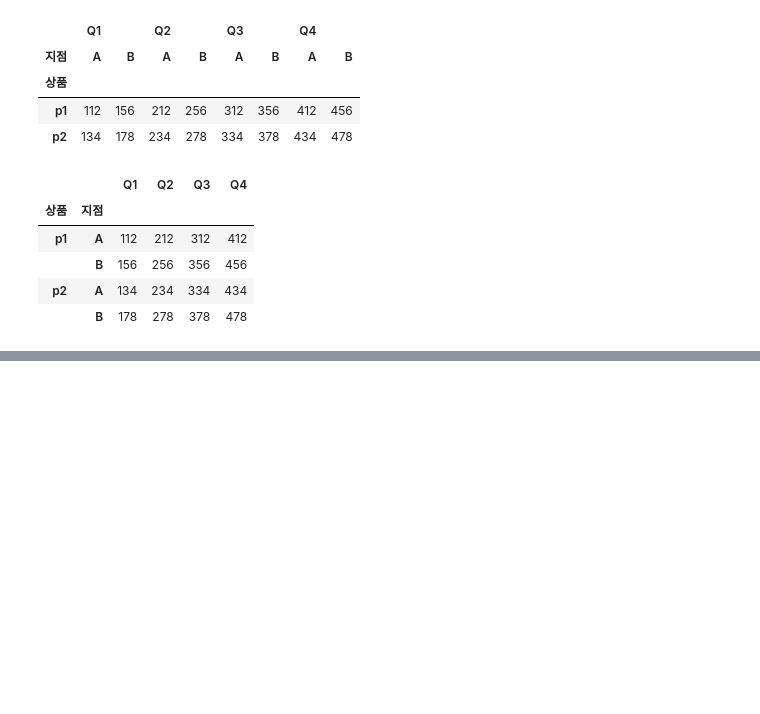
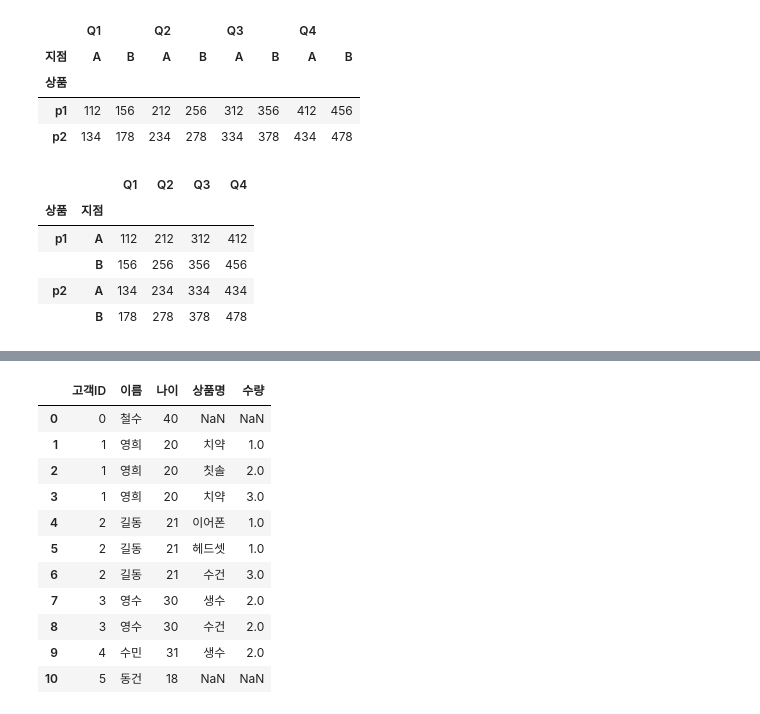
Before and after one commit to Jingu-Tr-Lee-06/Study_AICE, a Jupyter notebook: PythonNoteBook/AICE_Pandas_실습.ipynb, the cells around one changed output, grey strips where cells are left out. Drawn from its saved outputs; the diff is of its cells as text; code cells hidden in the pictures; blank space fills up the shorter version.

```diff
--- a/PythonNoteBook/AICE_Pandas_실습.ipynb
+++ b/PythonNoteBook/AICE_Pandas_실습.ipynb
@@ -694,0 +887,15 @@ df3.stack('지점')
+# %%
+pd.merge(customer, orders, on = '고객ID', how = 'left')
+# %% [output]
+|  | 고객ID | 이름 | 나이 | 상품명 | 수량 |
+| 0 | 0 | 철수 | 40 | NaN | NaN |
+| 1 | 1 | 영희 | 20 | 치약 | 1.0 |
+| 2 | 1 | 영희 | 20 | 칫솔 | 2.0 |
+| 3 | 1 | 영희 | 20 | 치약 | 3.0 |
+| 4 | 2 | 길동 | 21 | 이어폰 | 1.0 |
+| 5 | 2 | 길동 | 21 | 헤드셋 | 1.0 |
+| 6 | 2 | 길동 | 21 | 수건 | 3.0 |
+| 7 | 3 | 영수 | 30 | 생수 | 2.0 |
+| 8 | 3 | 영수 | 30 | 수건 | 2.0 |
+| 9 | 4 | 수민 | 31 | 생수 | 2.0 |
+| 10 | 5 | 동건 | 18 | NaN | NaN |
```
Also changed, not shown: parts of 25 cells of this notebook.
